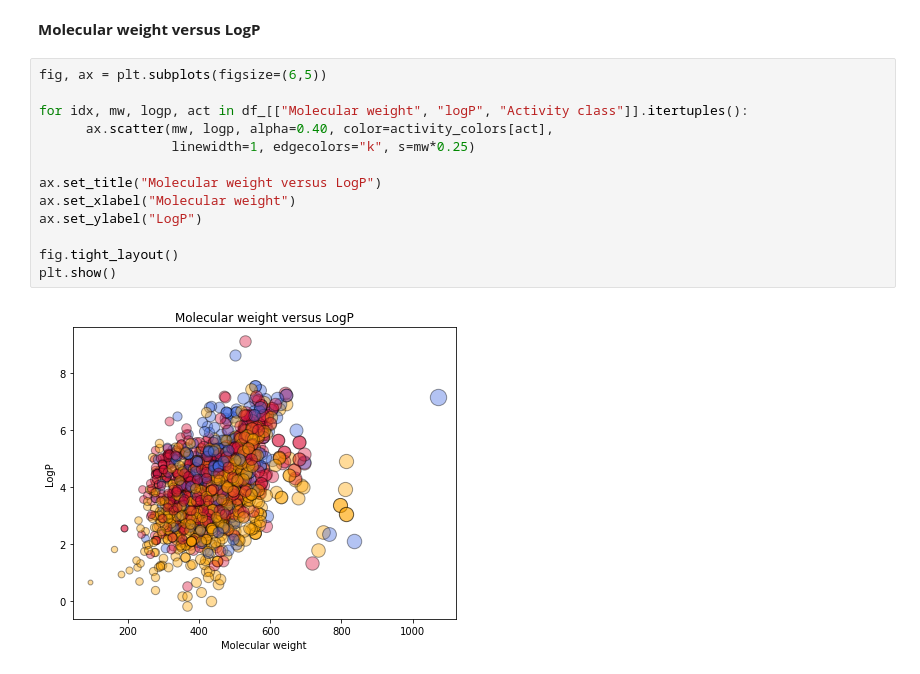
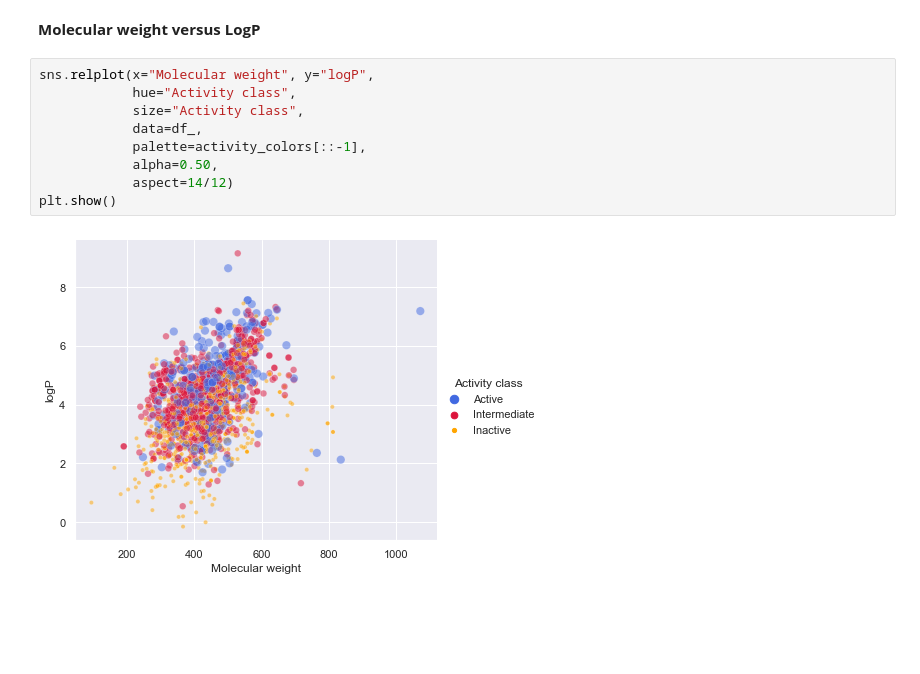
Before and after one commit to enricocid/python-scientific-exercises, a Jupyter notebook: chem_bioact.ipynb, the cells around one changed output. Cells and saved outputs as stored; diff of their text form; blank space fills up the shorter version.

```diff
--- a/chem_bioact.ipynb
+++ b/chem_bioact.ipynb
@@ -154,17 +150,13 @@ plt.show()
 # %% [markdown]
 **Molecular weight versus LogP**
-# %%
-fig, ax = plt.subplots(figsize=(6,5))
-
-for idx, mw, logp, act in df_[["Molecular weight", "logP", "Activity class"]].itertuples():
-      ax.scatter(mw, logp, alpha=0.40, color=activity_colors[act],
-                 linewidth=1, edgecolors="k", s=mw*0.25)
-
-ax.set_title("Molecular weight versus LogP")
-ax.set_xlabel("Molecular weight")
-ax.set_ylabel("LogP")
-
-fig.tight_layout()
-plt.show()
-# %% [output]
-[figure, removed]
+# %%
+sns.relplot(x="Molecular weight", y="logP",
+            hue="Activity class",
+            size="Activity class",
+            data=df_,
+            palette=activity_colors[::-1],
+            alpha=0.50,
+            aspect=14/12)
+plt.show()
+# %% [output]
+[figure, added]
```
Also changed, not shown: parts of 4 cells of this notebook, 2 other files.
